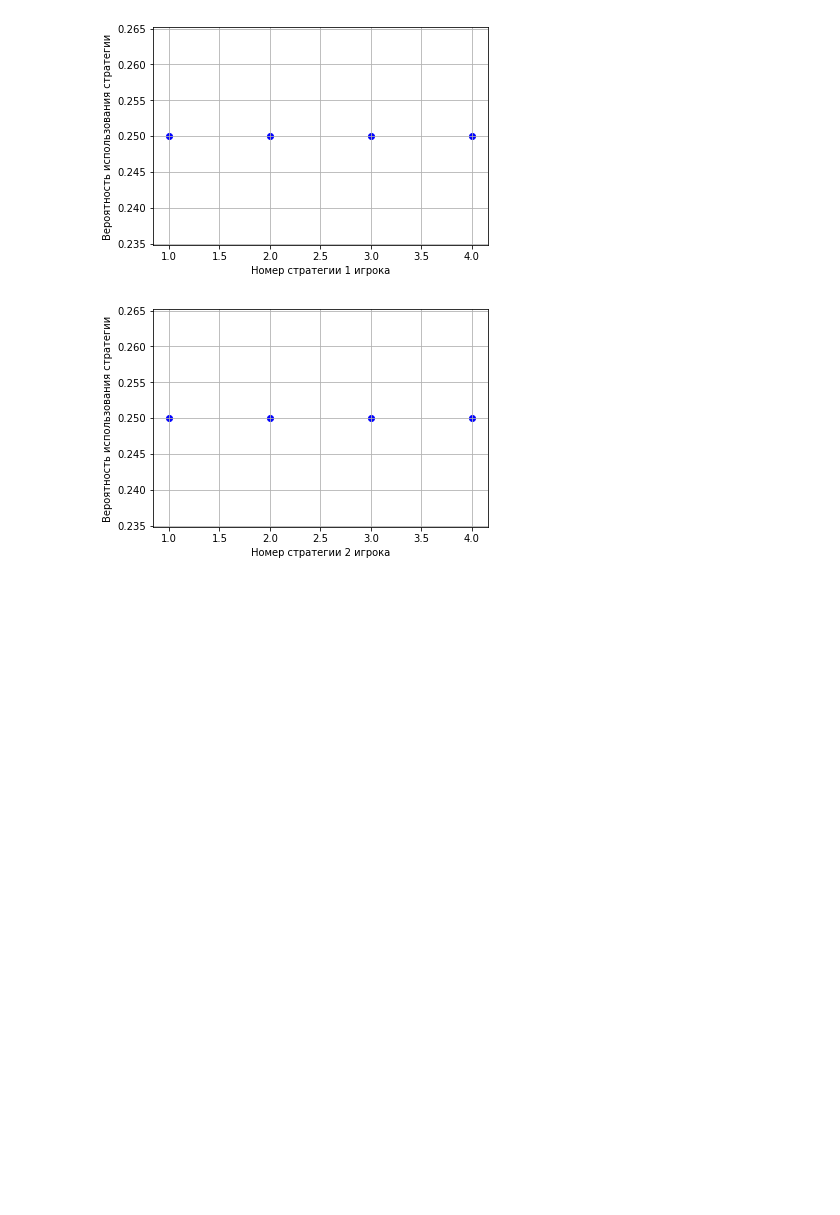
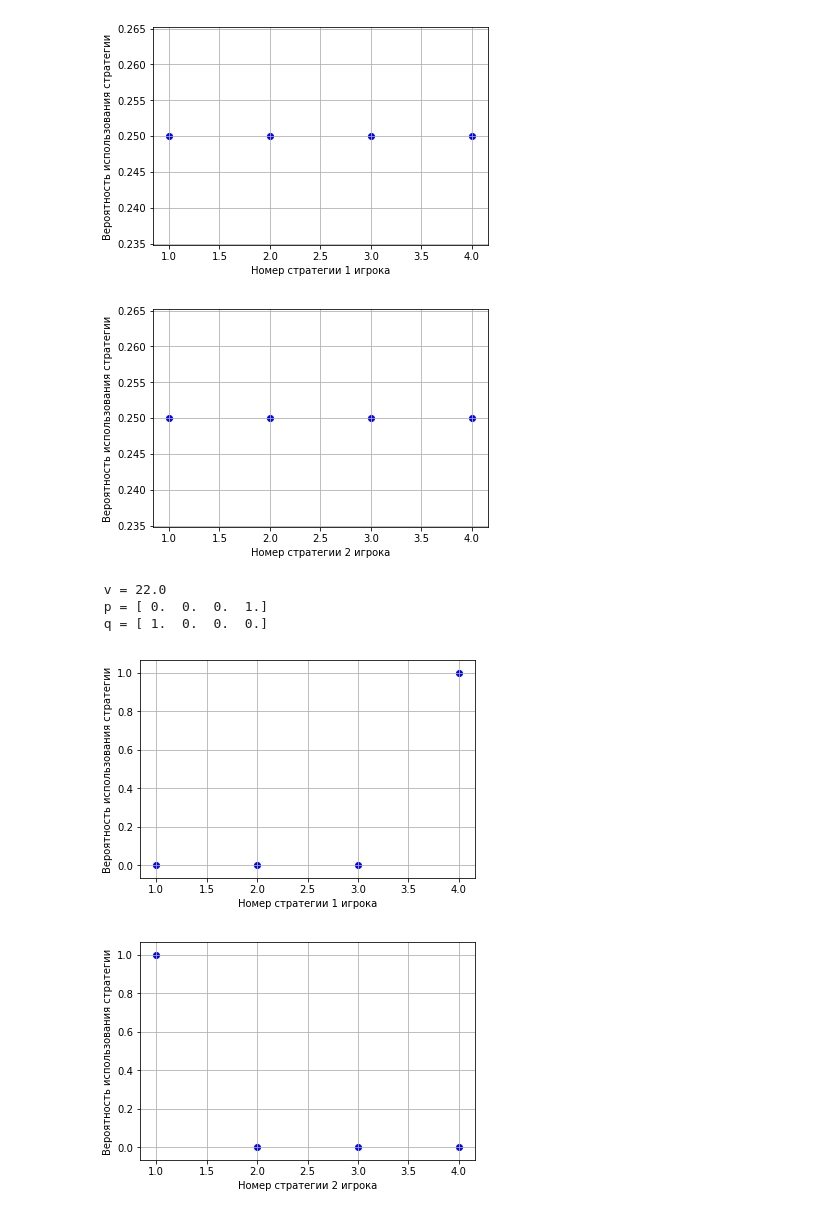
Before and after one commit to artempyanykh/prac-2017-2018, a Jupyter notebook: submissions/task1/blokhina-smirnov/Prac_task1.ipynb, the cells around one changed output. Saved outputs shown, nothing was run; the diff lists cells and outputs as text; code cells hidden in the pictures; blank space fills up the shorter version.

```diff
--- a/submissions/task1/blokhina-smirnov/Prac_task1.ipynb
+++ b/submissions/task1/blokhina-smirnov/Prac_task1.ipynb
@@ -90,3 +90,15 @@ show_res(a)
  q = [ 0.25  0.25  0.25  0.25]
 [figure]
 [figure]
+# %%
+a = np.array([[10, 11, 12, 13],
+              [14, 15, 16, 17],
+              [18,19,20,21],
+              [22,23,24,25]])
+show_res(a)
+# %% [output]
+ v = 22.0
+ p = [ 0.  0.  0.  1.]
+ q = [ 1.  0.  0.  0.]
+[figure, added]
+[figure, added]
```
